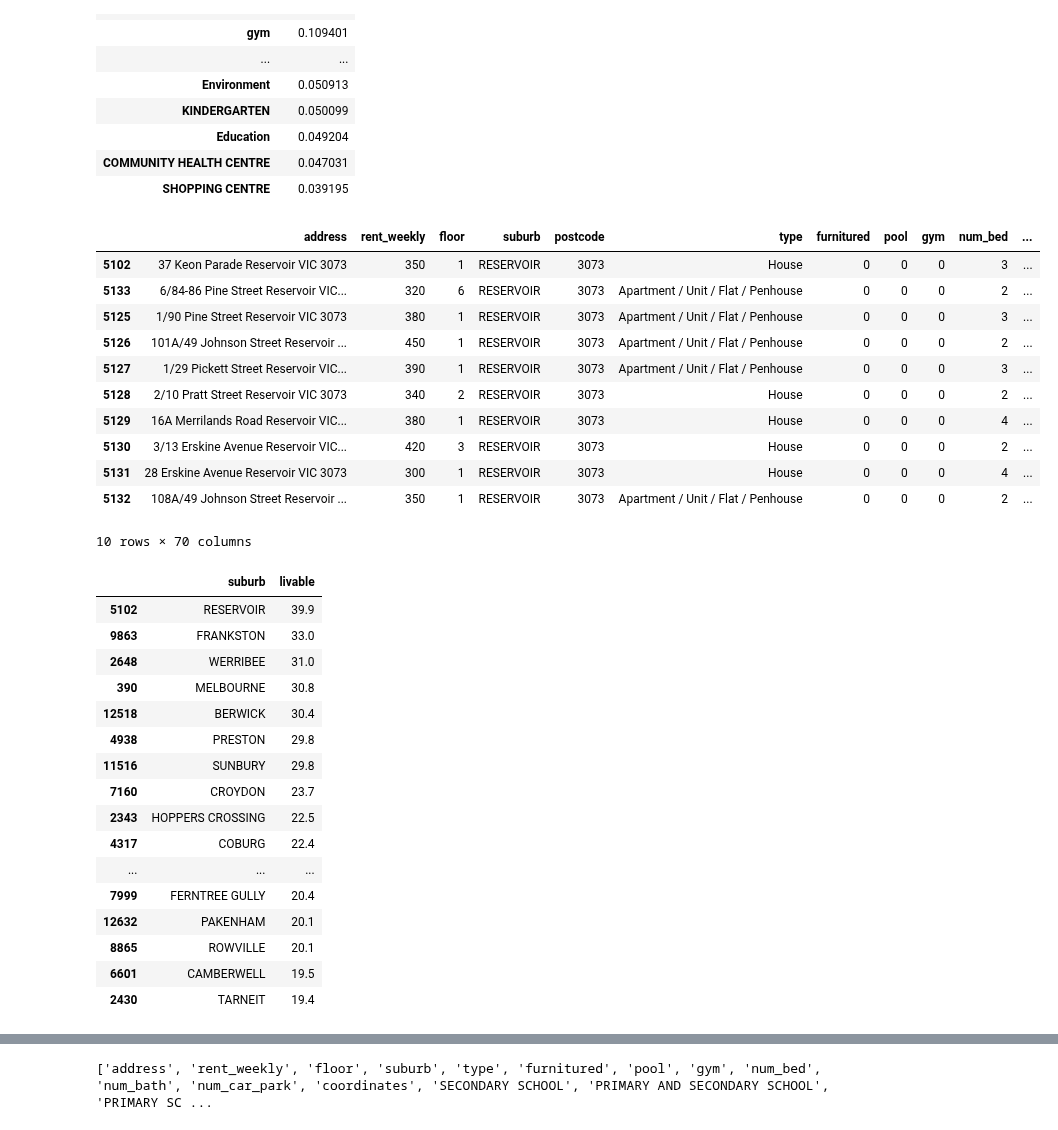
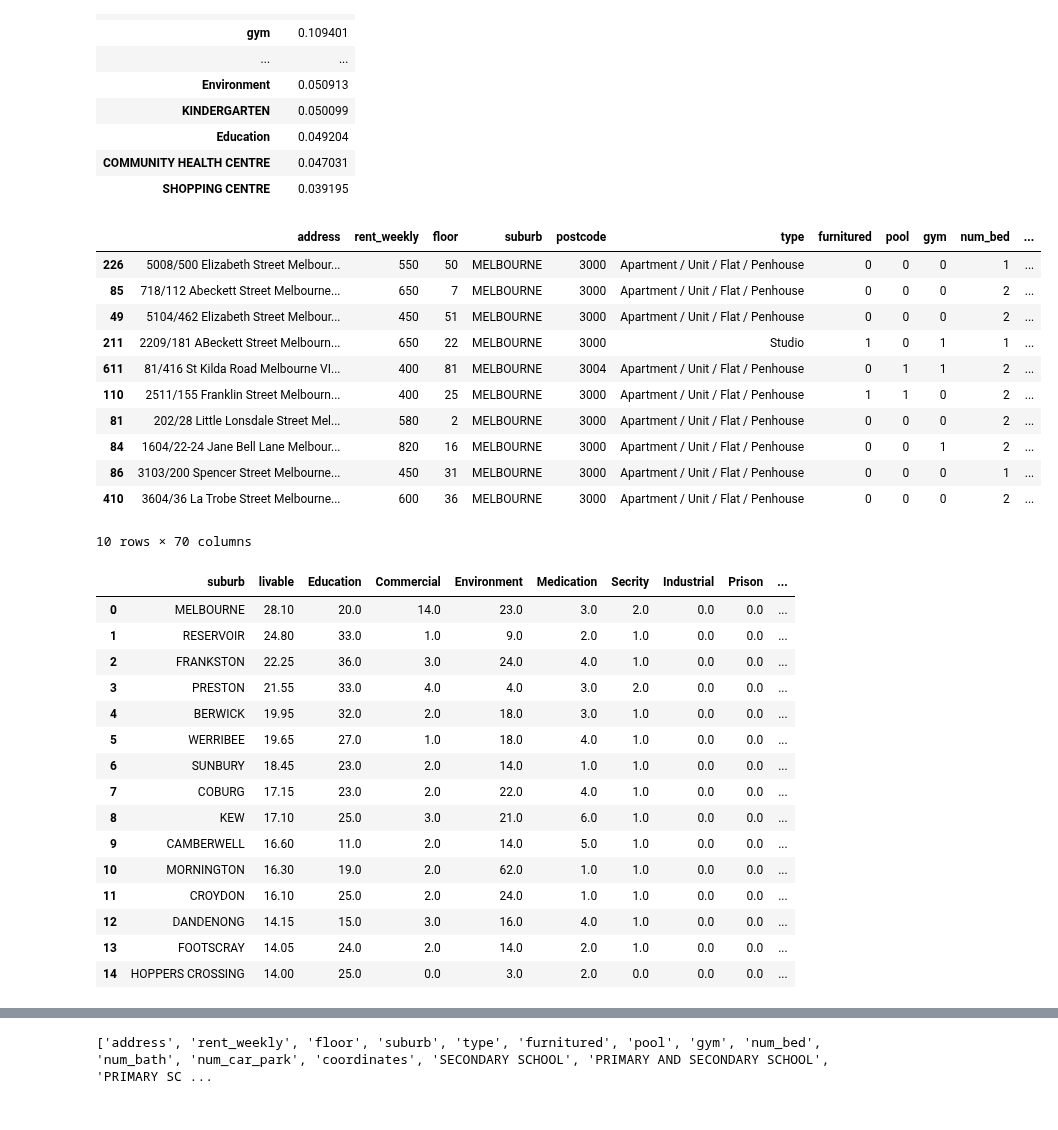
Before and after one commit to MAST30034-Applied-Data-Science/generic-real-estate-consulting-project-group-1-iron-data-man, a Jupyter notebook: notebooks/Visualisation.ipynb, the cells around one changed output, grey strips where cells are left out. Drawn from its saved outputs; the diff is of its cells as text; code cells hidden in the pictures.

```diff
--- a/notebooks/Visualisation.ipynb
+++ b/notebooks/Visualisation.ipynb
@@ -251,41 +251,42 @@ property_df.corr().abs().iloc[0].to_frame().sort_values(by=['rent_weekly'],ascen
 | COMMUNITY HEALTH CENTRE | 0.047031 |
 | SHOPPING CENTRE | 0.039195 |
 # %%
-property_df['livable'] = property_df['Commercial']*0.4 + property_df['Transportation']*0.1 + property_df['Secrity']*0.1 + property_df['Medication']*0.1 + property_df['Environment']*0.1 + property_df['Education']*0.2 - property_df['Prison']*0.1 - property_df['Industrial']*0.1
+property_df['livable'] = property_df['Commercial']*0.4 + property_df['BUS']*0.05 + property_df['TRAIN STATION']*0.1+ property_df['TRAM STATION']*0.1+ property_df['Secrity']*0.1 + property_df['Medication']*0.1 + property_df['Environment']*0.1 + property_df['Education']*0.2 - property_df['Prison']*0.3 - property_df['Industrial']*0.1
 property_df = property_df.sort_values(by=['livable'], ascending=False)
 property_df.head(10)
 # %% [output]
 |  | address | rent_weekly | floor | suburb | postcode | type | furnitured | pool | gym | num_bed | ... |
-| 5102 | 37 Keon Parade Reservoir VIC 3073 | 350 | 1 | RESERVOIR | 3073 | House | 0 | 0 | 0 | 3 | ... |
-| 5133 | 6/84-86 Pine Street Reservoir VIC... | 320 | 6 | RESERVOIR | 3073 | Apartment / Unit / Flat / Penhouse | 0 | 0 | 0 | 2 | ... |
-| 5125 | 1/90 Pine Street Reservoir VIC 3073 | 380 | 1 | RESERVOIR | 3073 | Apartment / Unit / Flat / Penhouse | 0 | 0 | 0 | 3 | ... |
-| 5126 | 101A/49 Johnson Street Reservoir ... | 450 | 1 | RESERVOIR | 3073 | Apartment / Unit / Flat / Penhouse | 0 | 0 | 0 | 2 | ... |
-| 5127 | 1/29 Pickett Street Reservoir VIC... | 390 | 1 | RESERVOIR | 3073 | Apartment / Unit / Flat / Penhouse | 0 | 0 | 0 | 3 | ... |
-| 5128 | 2/10 Pratt Street Reservoir VIC 3073 | 340 | 2 | RESERVOIR | 3073 | House | 0 | 0 | 0 | 2 | ... |
-| 5129 | 16A Merrilands Road Reservoir VIC... | 380 | 1 | RESERVOIR | 3073 | House | 0 | 0 | 0 | 4 | ... |
-| 5130 | 3/13 Erskine Avenue Reservoir VIC... | 420 | 3 | RESERVOIR | 3073 | House | 0 | 0 | 0 | 2 | ... |
-| 5131 | 28 Erskine Avenue Reservoir VIC 3073 | 300 | 1 | RESERVOIR | 3073 | House | 0 | 0 | 0 | 4 | ... |
-| 5132 | 108A/49 Johnson Street Reservoir ... | 350 | 1 | RESERVOIR | 3073 | Apartment / Unit / Flat / Penhouse | 0 | 0 | 0 | 2 | ... |
+| 226 | 5008/500 Elizabeth Street Melbour... | 550 | 50 | MELBOURNE | 3000 | Apartment / Unit / Flat / Penhouse | 0 | 0 | 0 | 1 | ... |
+| 85 | 718/112 Abeckett Street Melbourne... | 650 | 7 | MELBOURNE | 3000 | Apartment / Unit / Flat / Penhouse | 0 | 0 | 0 | 2 | ... |
+| 49 | 5104/462 Elizabeth Street Melbour... | 450 | 51 | MELBOURNE | 3000 | Apartment / Unit / Flat / Penhouse | 0 | 0 | 0 | 2 | ... |
+| 211 | 2209/181 ABeckett Street Melbourn... | 650 | 22 | MELBOURNE | 3000 | Studio | 1 | 0 | 1 | 1 | ... |
+| 611 | 81/416 St Kilda Road Melbourne VI... | 400 | 81 | MELBOURNE | 3004 | Apartment / Unit / Flat / Penhouse | 0 | 1 | 1 | 2 | ... |
+| 110 | 2511/155 Franklin Street Melbourn... | 400 | 25 | MELBOURNE | 3000 | Apartment / Unit / Flat / Penhouse | 1 | 1 | 0 | 2 | ... |
+| 81 | 202/28 Little Lonsdale Street Mel... | 580 | 2 | MELBOURNE | 3000 | Apartment / Unit / Flat / Penhouse | 0 | 0 | 0 | 2 | ... |
+| 84 | 1604/22-24 Jane Bell Lane Melbour... | 820 | 16 | MELBOURNE | 3000 | Apartment / Unit / Flat / Penhouse | 0 | 0 | 1 | 2 | ... |
+| 86 | 3103/200 Spencer Street Melbourne... | 450 | 31 | MELBOURNE | 3000 | Apartment / Unit / Flat / Penhouse | 0 | 0 | 0 | 1 | ... |
+| 410 | 3604/36 La Trobe Street Melbourne... | 600 | 36 | MELBOURNE | 3000 | Apartment / Unit / Flat / Penhouse | 0 | 0 | 0 | 2 | ... |
 10 rows × 70 columns
 # %%
-livable = property_df[['suburb','livable']]
+livable = property_df[['suburb','livable','Education', 'Commercial', 'Environment', 'Medication',
+       'Secrity', 'Industrial', 'Prison', 'Transportation','BUS','TRAM STATION','TRAIN STATION']]
 livable = livable.drop_duplicates()
-livable.head(20)
+livable = livable.reset_index(drop = True)
+livable.head(15)
 # %% [output]
-|  | suburb | livable |
-| 5102 | RESERVOIR | 39.9 |
-| 9863 | FRANKSTON | 33.0 |
-| 2648 | WERRIBEE | 31.0 |
-| 390 | MELBOURNE | 30.8 |
-| 12518 | BERWICK | 30.4 |
-| 4938 | PRESTON | 29.8 |
-| 11516 | SUNBURY | 29.8 |
-| 7160 | CROYDON | 23.7 |
-| 2343 | HOPPERS CROSSING | 22.5 |
-| 4317 | COBURG | 22.4 |
-| ... | ... | ... |
-| 7999 | FERNTREE GULLY | 20.4 |
-| 12632 | PAKENHAM | 20.1 |
-| 8865 | ROWVILLE | 20.1 |
-| 6601 | CAMBERWELL | 19.5 |
-| 2430 | TARNEIT | 19.4 |
+|  | suburb | livable | Education | Commercial | Environment | Medication | Secrity | Industrial | Prison | ... |
+| 0 | MELBOURNE | 28.10 | 20.0 | 14.0 | 23.0 | 3.0 | 2.0 | 0.0 | 0.0 | ... |
+| 1 | RESERVOIR | 24.80 | 33.0 | 1.0 | 9.0 | 2.0 | 1.0 | 0.0 | 0.0 | ... |
+| 2 | FRANKSTON | 22.25 | 36.0 | 3.0 | 24.0 | 4.0 | 1.0 | 0.0 | 0.0 | ... |
+| 3 | PRESTON | 21.55 | 33.0 | 4.0 | 4.0 | 3.0 | 2.0 | 0.0 | 0.0 | ... |
+| 4 | BERWICK | 19.95 | 32.0 | 2.0 | 18.0 | 3.0 | 1.0 | 0.0 | 0.0 | ... |
+| 5 | WERRIBEE | 19.65 | 27.0 | 1.0 | 18.0 | 4.0 | 1.0 | 0.0 | 0.0 | ... |
+| 6 | SUNBURY | 18.45 | 23.0 | 2.0 | 14.0 | 1.0 | 1.0 | 0.0 | 0.0 | ... |
+| 7 | COBURG | 17.15 | 23.0 | 2.0 | 22.0 | 4.0 | 1.0 | 0.0 | 0.0 | ... |
+| 8 | KEW | 17.10 | 25.0 | 3.0 | 21.0 | 6.0 | 1.0 | 0.0 | 0.0 | ... |
+| 9 | CAMBERWELL | 16.60 | 11.0 | 2.0 | 14.0 | 5.0 | 1.0 | 0.0 | 0.0 | ... |
+| 10 | MORNINGTON | 16.30 | 19.0 | 2.0 | 62.0 | 1.0 | 1.0 | 0.0 | 0.0 | ... |
+| 11 | CROYDON | 16.10 | 25.0 | 2.0 | 24.0 | 1.0 | 1.0 | 0.0 | 0.0 | ... |
+| 12 | DANDENONG | 14.15 | 15.0 | 3.0 | 16.0 | 4.0 | 1.0 | 0.0 | 0.0 | ... |
+| 13 | FOOTSCRAY | 14.05 | 24.0 | 2.0 | 14.0 | 2.0 | 1.0 | 0.0 | 0.0 | ... |
+| 14 | HOPPERS CROSSING | 14.00 | 25.0 | 0.0 | 3.0 | 2.0 | 0.0 | 0.0 | 0.0 | ... |
```
Also changed, not shown: parts of 23 cells of this notebook.
